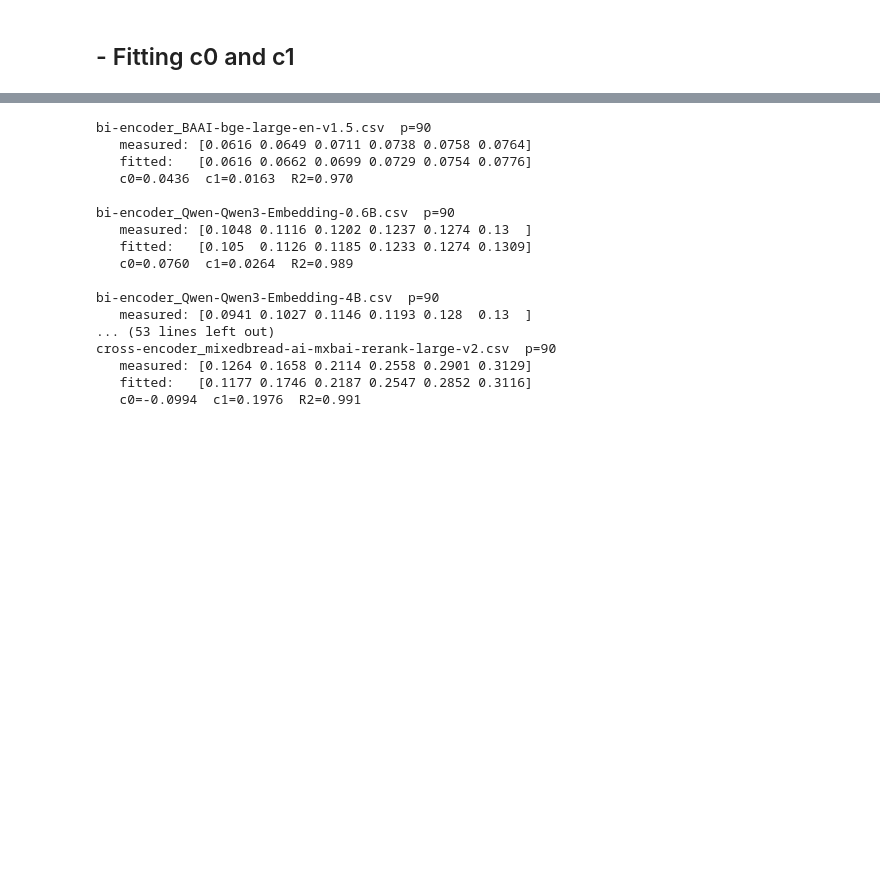
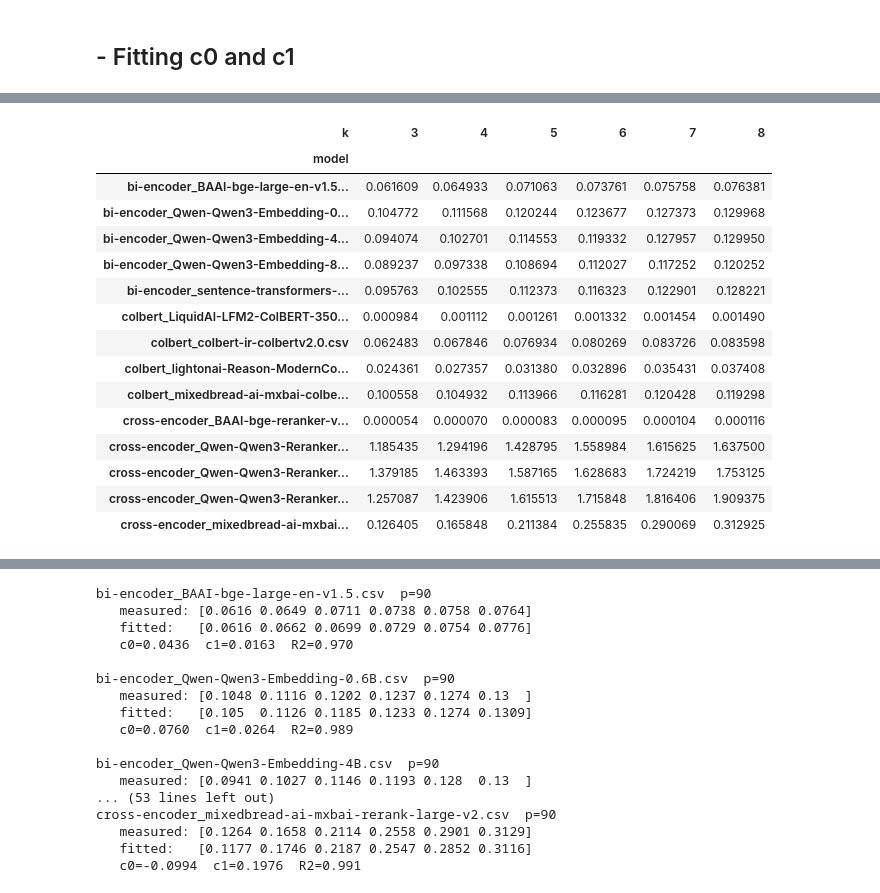
Before and after one commit to TheOpenSI/ADAPT, a Jupyter notebook: results_off_topics_mmlu/dummy_general_mmlu/cleaned_data/Off-Topic - Gap cut-off Calibration & Analyser-checkpoint.ipynb, the cells around one changed output, grey strips where cells are left out. Cells and saved outputs as stored; diff of their text form; code cells hidden in the pictures; blank space fills up the shorter version.

```diff
--- a/results_off_topics_mmlu/dummy_general_mmlu/cleaned_data/Off-Topic - Gap cut-off Calibration & Analyser-checkpoint.ipynb
+++ b/results_off_topics_mmlu/dummy_general_mmlu/cleaned_data/Off-Topic - Gap cut-off Calibration & Analyser-checkpoint.ipynb
@@ -108,22 +100,0 @@ def average_cutoffs(scores, ks=range(3, 9), percentile=90, show=False):
-# %%
-# 2. then the loop over the 14 model files
-
-files = sorted(f for f in glob.glob("*.csv")
-               if f.startswith(("bi-encoder_", "colbert_", "cross-encoder_")))
-
-percentiles = [90]
-all_rows = []
-
-for file_name in files:
-    df = pd.read_csv(file_name)
-    scores = df.filter(like="_scores")                  # no .values: keep it a table
-
-    for p in percentiles:
-        table = average_cutoffs(scores, percentile=p)
-        table.insert(0, "model", file_name)
-        table.insert(1, "percentile", p)
-        all_rows.append(table)
-
-average_cutoff_table = pd.concat(all_rows, ignore_index=True)
-# average_cutoff_table.to_csv("average_cutoffs_k3_8.csv", index=False)
-average_cutoff_table
@@ -145,0 +101,17 @@ average_cutoff_table
+# %%
+percentile = 90
+number_of_specialists = 8
+all_rows = []
+
+for file_name in files:
+    df = pd.read_csv(file_name)
+    scores = df.filter(like="_scores")
+
+    table = average_cutoffs(scores, number_of_specialists=number_of_specialists, percentile=percentile)
+    table.insert(0, "model", file_name)
+    table.insert(1, "percentile", percentile)
+    all_rows.append(table)
+
+average_cutoff_table = pd.concat(all_rows, ignore_index=True)
+# average_cutoff_table.to_csv("average_cutoffs_8.csv", index=False)
+average_cutoff_table
@@ -145,0 +134,20 @@ average_cutoff_table
+# %%
+average_cutoff_table_cleaned = average_cutoff_table.set_index("model").drop(columns="percentile")
+average_cutoff_table_cleaned
+# %% [output]
+| k | 3 | 4 | 5 | 6 | 7 | 8 |
+| model |  |  |  |  |  |  |
+| bi-encoder_BAAI-bge-large-en-v1.5... | 0.061609 | 0.064933 | 0.071063 | 0.073761 | 0.075758 | 0.076381 |
+| bi-encoder_Qwen-Qwen3-Embedding-0... | 0.104772 | 0.111568 | 0.120244 | 0.123677 | 0.127373 | 0.129968 |
+| bi-encoder_Qwen-Qwen3-Embedding-4... | 0.094074 | 0.102701 | 0.114553 | 0.119332 | 0.127957 | 0.129950 |
+| bi-encoder_Qwen-Qwen3-Embedding-8... | 0.089237 | 0.097338 | 0.108694 | 0.112027 | 0.117252 | 0.120252 |
+| bi-encoder_sentence-transformers-... | 0.095763 | 0.102555 | 0.112373 | 0.116323 | 0.122901 | 0.128221 |
+| colbert_LiquidAI-LFM2-ColBERT-350... | 0.000984 | 0.001112 | 0.001261 | 0.001332 | 0.001454 | 0.001490 |
+| colbert_colbert-ir-colbertv2.0.csv | 0.062483 | 0.067846 | 0.076934 | 0.080269 | 0.083726 | 0.083598 |
+| colbert_lightonai-Reason-ModernCo... | 0.024361 | 0.027357 | 0.031380 | 0.032896 | 0.035431 | 0.037408 |
+| colbert_mixedbread-ai-mxbai-colbe... | 0.100558 | 0.104932 | 0.113966 | 0.116281 | 0.120428 | 0.119298 |
+| cross-encoder_BAAI-bge-reranker-v... | 0.000054 | 0.000070 | 0.000083 | 0.000095 | 0.000104 | 0.000116 |
+| cross-encoder_Qwen-Qwen3-Reranker... | 1.185435 | 1.294196 | 1.428795 | 1.558984 | 1.615625 | 1.637500 |
+| cross-encoder_Qwen-Qwen3-Reranker... | 1.379185 | 1.463393 | 1.587165 | 1.628683 | 1.724219 | 1.753125 |
+| cross-encoder_Qwen-Qwen3-Reranker... | 1.257087 | 1.423906 | 1.615513 | 1.715848 | 1.816406 | 1.909375 |
+| cross-encoder_mixedbread-ai-mxbai... | 0.126405 | 0.165848 | 0.211384 | 0.255835 | 0.290069 | 0.312925 |
```
Also changed, not shown: parts of 22 cells of this notebook, 7 other files.
